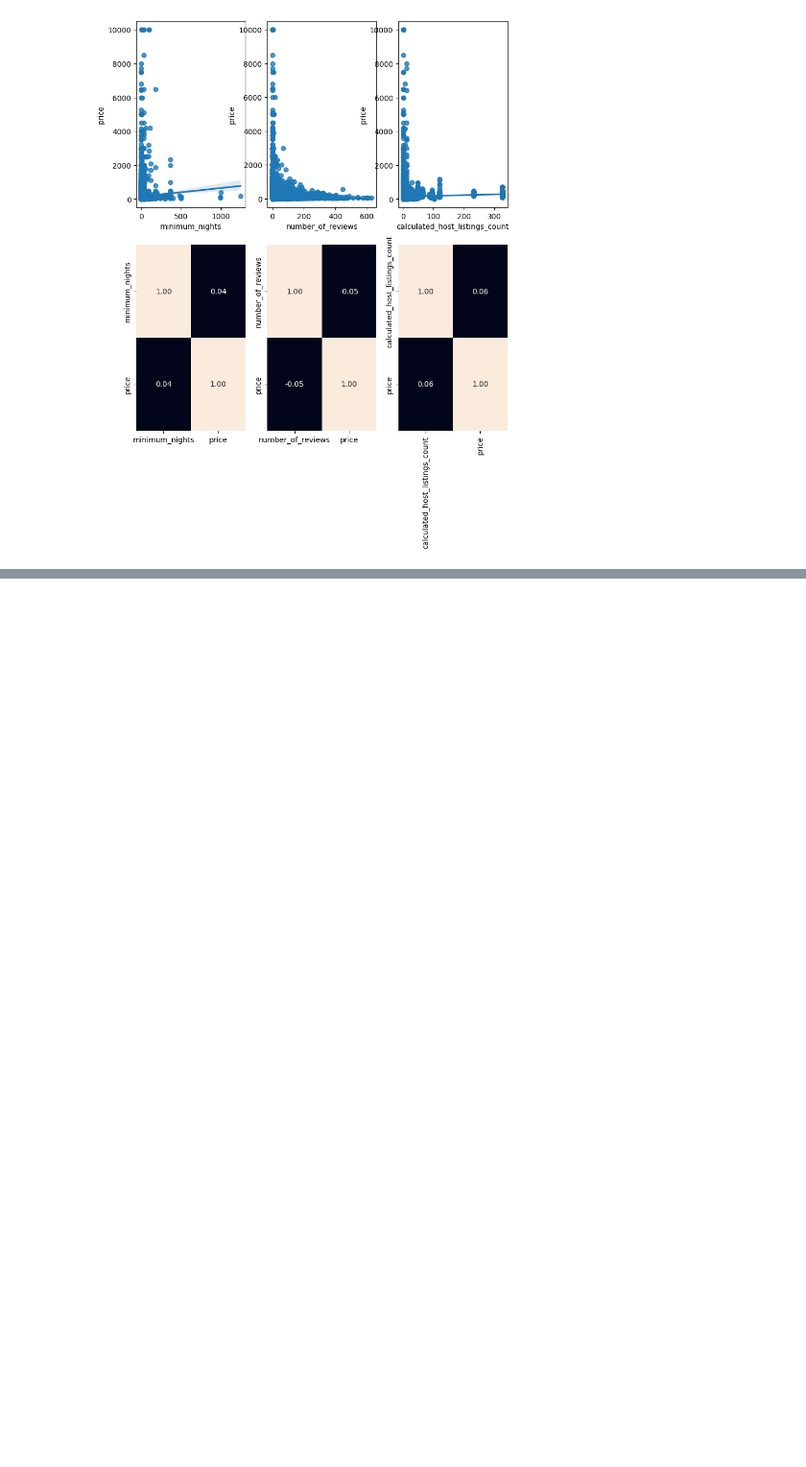
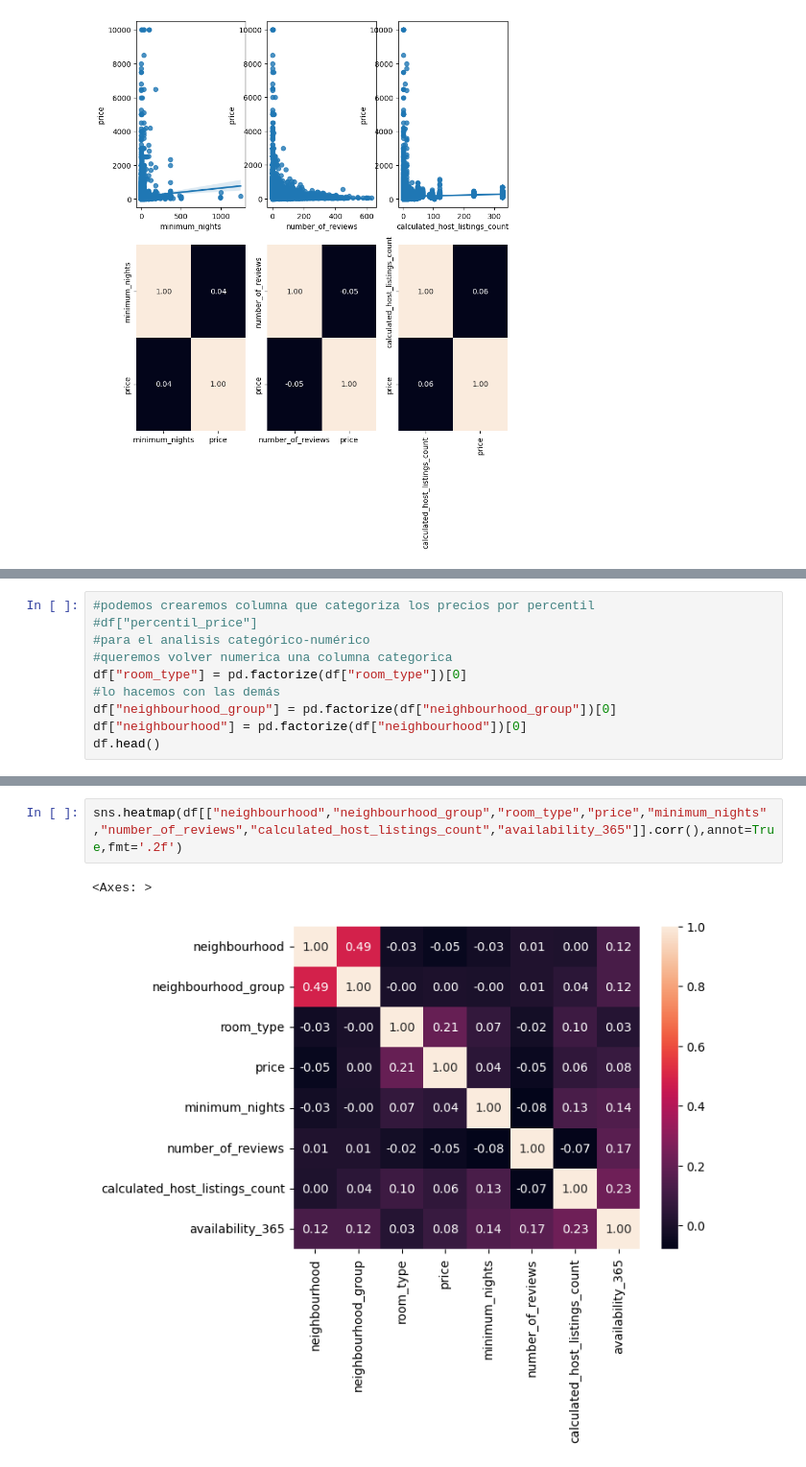
Before and after one commit to mgnorero/EDA-inicial, a Jupyter notebook: src/explore.ipynb, the cells around one changed output, grey strips where cells are left out. Shown at 96% size. Drawn from its saved outputs; the diff is of its cells as text; blank space fills up the shorter version.

```diff
--- a/src/explore.ipynb
+++ b/src/explore.ipynb
@@ -140,0 +151,10 @@ sns.heatmap(df[["calculated_host_listings_count","price"]].corr(),fmt=".2f",ax=a
+# %%
+#podemos crearemos columna que categoriza los precios por percentil
+#df["percentil_price"]
+#para el analisis categórico-numérico
+#queremos volver numerica una columna categorica
+df["room_type"] = pd.factorize(df["room_type"])[0]
+#lo hacemos con las demás
+df["neighbourhood_group"] = pd.factorize(df["neighbourhood_group"])[0]
+df["neighbourhood"] = pd.factorize(df["neighbourhood"])[0]
+df.head()
@@ -140,0 +168,5 @@ sns.heatmap(df[["calculated_host_listings_count","price"]].corr(),fmt=".2f",ax=a
+# %%
+sns.heatmap(df[["neighbourhood","neighbourhood_group","room_type","price","minimum_nights","number_of_reviews","calculated_host_listings_count","availability_365"]].corr(),annot=True,fmt='.2f')
+# %% [output]
+<Axes: >
+[figure, added]
```
Also changed, not shown: parts of 10 cells of this notebook, 2 other files.
